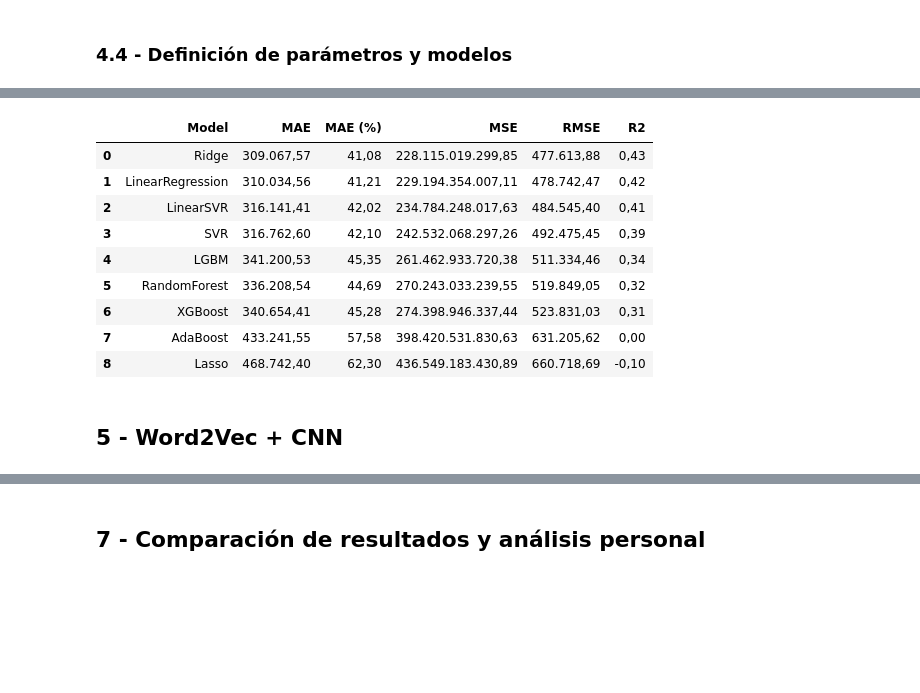
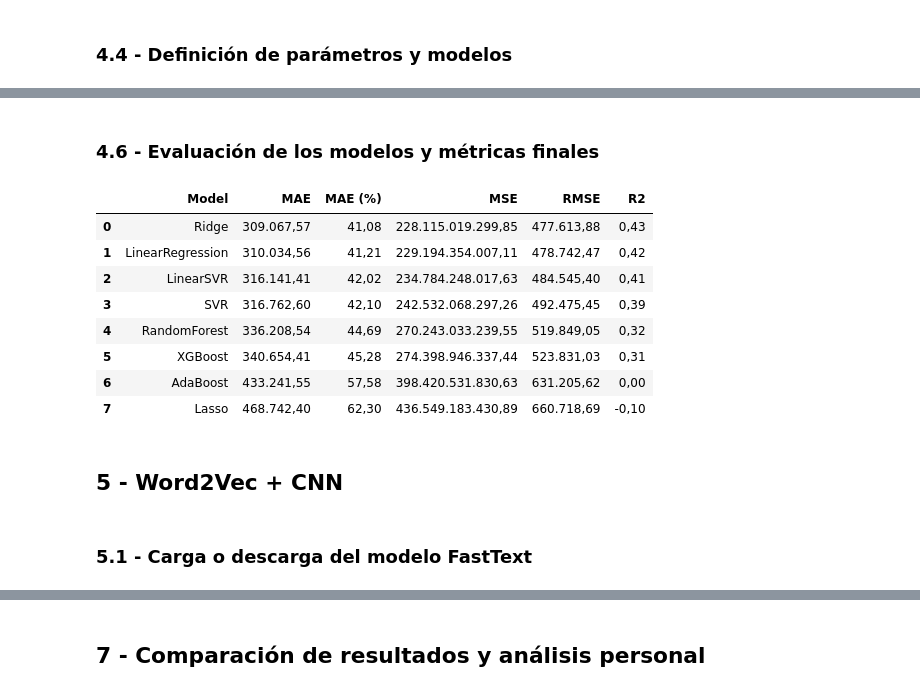
Before and after one commit to asier-ortiz/ai-course-notebooks, a Jupyter notebook: entrega3_asier_ortiz.ipynb, the cells around one changed output, grey strips where cells are left out. Cells and saved outputs as stored; diff of their text form; code cells hidden in the pictures; blank space fills up the shorter version.

Commit message:
feat(nlp): finalize Word2Vec and Transformers models with evaluation and comparison

```diff
--- a/entrega3_asier_ortiz.ipynb
+++ b/entrega3_asier_ortiz.ipynb
@@ -748,19 +750,10 @@ models_and_params = {
     },
 
     "Lasso": {
-        "model": Lasso(max_iter=10000, random_state=RANDOM_STATE),
+        "model": Lasso(max_iter=10_000, random_state=RANDOM_STATE),
         "params": {
             **shared_tfidf_params,
             "model__alpha": [0.01, 0.1, 1.0, 10.0]  # Regularización L1
-        }
-    },
-
-    "LGBM": {
-        "model": LGBMRegressor(random_state=RANDOM_STATE, verbose=-1),
-        "params": {
-            **shared_tfidf_params,
-            **shared_boosting_params,
-            **shared_tree_depth
         }
     },
 
@@ -798,8 +791,8 @@ models_and_params = {
     },
 
     "SVR": {
-        # Escalo los datos porque SVR es sensible a la escala de las variables.
-        # Uso with_mean=False porque TF-IDF genera una matriz dispersa y no se puede centrar.
+        # Escalo los datos porque SVR es sensible a la escala de las variables
+        # Uso with_mean=False porque TF-IDF genera una matriz dispersa y no se puede centrar
         "model": make_pipeline(StandardScaler(with_mean=False), SVR()),
         "params": {
             **shared_tfidf_params,
@@ -824,7 +817,7 @@ models_and_params = {
 best_classic_models = {}
 
 # Entreno los todos los modelos definidos
-for name, config in models_and_params.items():
+for name, config in tqdm(models_and_params.items(), desc="Modelos clásicos", total=len(models_and_params)):
     print(f"\nEntrenando modelo: {name}")
 
     # Pipeline con TfidfVectorizer y el modelo correspondiente
@@ -834,14 +827,14 @@ for name, config in models_and_params.items():
     ])
 
     # Búsqueda de hiperparámetros con GridSearchCV y validación cruzada
-    grid = GridSearchCV(  # Ref. https://medium.com/%40Mandeep2002/gridsearchcv-key-concepts-8f98ceb633e4
+    grid = GridSearchCV(
         pipeline,
         config["params"],
         cv=5,
         # Nota recordatoria sobre las métricas para regresión:
-            # - MAE (Mean Absolute Error): error medio absoluto, fácil de interpretar y menos sensible a outliers
-            # - MSE (Error cuadrático medio): da más peso a los errores grandes, útil si queremos penalizar mucho las predicciones muy desviadas
-            # - R2 (Coeficiente de determinación): indica qué proporción de la variabilidad del precio se explica por el modelo
+        # - MAE (Mean Absolute Error): error medio absoluto, fácil de interpretar y menos sensible a outliers
+        # - MSE (Error cuadrático medio): da más peso a los errores grandes, útil si queremos penalizar mucho las predicciones muy desviadas
+        # - R2 (Coeficiente de determinación): indica qué proporción de la variabilidad del precio se explica por el modelo
         scoring="neg_mean_absolute_error",
         n_jobs=-1,
         verbose=1
@@ -904,24 +880,34 @@ Mejores parámetros para XGBoost:
+# %% [markdown]
+### 4.6 - Evaluación de los modelos y métricas finales
 # %%
-# Calculo las métricas de evaluación para cada modelo entrenado
-metrics_list = [get_metrics(name, model, X_test, y_test) for name, model in best_classic_models.items()]
+# Calcúlo las métricas para cada modelo clásico ya entrenado
+metrics_list = []
+
+for name, model in best_classic_models.items():
+    # Predigo con el modelo y comparo en escala logarítmica
+    y_pred_log = model.predict(X_test)
+    y_true_log = y_test
+
+    # Calcúlo las métricas
+    metrics = get_metrics(name=name, y_pred_log=y_pred_log, y_true_log=y_true_log, transform_target=True)
+    metrics_list.append(metrics)
 
 # Creo un DataFrame con las métricas y lo ordeno por MSE
 metrics_df = pd.DataFrame(metrics_list)
 metrics_df_sorted = metrics_df.sort_values(by="MSE").reset_index(drop=True)
 display(metrics_df_sorted)
 
-# Guardo los resultados de este enfoque para la posterior comparativa global
+# Guardo los resultados de este enfoque para la comparativa global
 all_approaches_results["TF-IDF"] = metrics_df_sorted.copy()
 # %% [output]
 |  | Model | MAE | MAE (%) | MSE | RMSE | R2 |
 | 0 | Ridge | 309.067,57 | 41,08 | 228.115.019.299,85 | 477.613,88 | 0,43 |
 | 1 | LinearRegression | 310.034,56 | 41,21 | 229.194.354.007,11 | 478.742,47 | 0,42 |
 | 2 | LinearSVR | 316.141,41 | 42,02 | 234.784.248.017,63 | 484.545,40 | 0,41 |
 | 3 | SVR | 316.762,60 | 42,10 | 242.532.068.297,26 | 492.475,45 | 0,39 |
-| 4 | LGBM | 341.200,53 | 45,35 | 261.462.933.720,38 | 511.334,46 | 0,34 |
-| 5 | RandomForest | 336.208,54 | 44,69 | 270.243.033.239,55 | 519.849,05 | 0,32 |
-| 6 | XGBoost | 340.654,41 | 45,28 | 274.398.946.337,44 | 523.831,03 | 0,31 |
-| 7 | AdaBoost | 433.241,55 | 57,58 | 398.420.531.830,63 | 631.205,62 | 0,00 |
-| 8 | Lasso | 468.742,40 | 62,30 | 436.549.183.430,89 | 660.718,69 | -0,10 |
+| 4 | RandomForest | 336.208,54 | 44,69 | 270.243.033.239,55 | 519.849,05 | 0,32 |
+| 5 | XGBoost | 340.654,41 | 45,28 | 274.398.946.337,44 | 523.831,03 | 0,31 |
+| 6 | AdaBoost | 433.241,55 | 57,58 | 398.420.531.830,63 | 631.205,62 | 0,00 |
+| 7 | Lasso | 468.742,40 | 62,30 | 436.549.183.430,89 | 660.718,69 | -0,10 |
 # %% [markdown]
 ## 5 - Word2Vec + CNN
@@ -929,0 +914,2 @@ all_approaches_results["TF-IDF"] = metrics_df_sorted.copy()
+# %% [markdown]
+### 5.1 - Carga o descarga del modelo FastText
```
Also changed, not shown: parts of 50 cells of this notebook, 13 other files.
